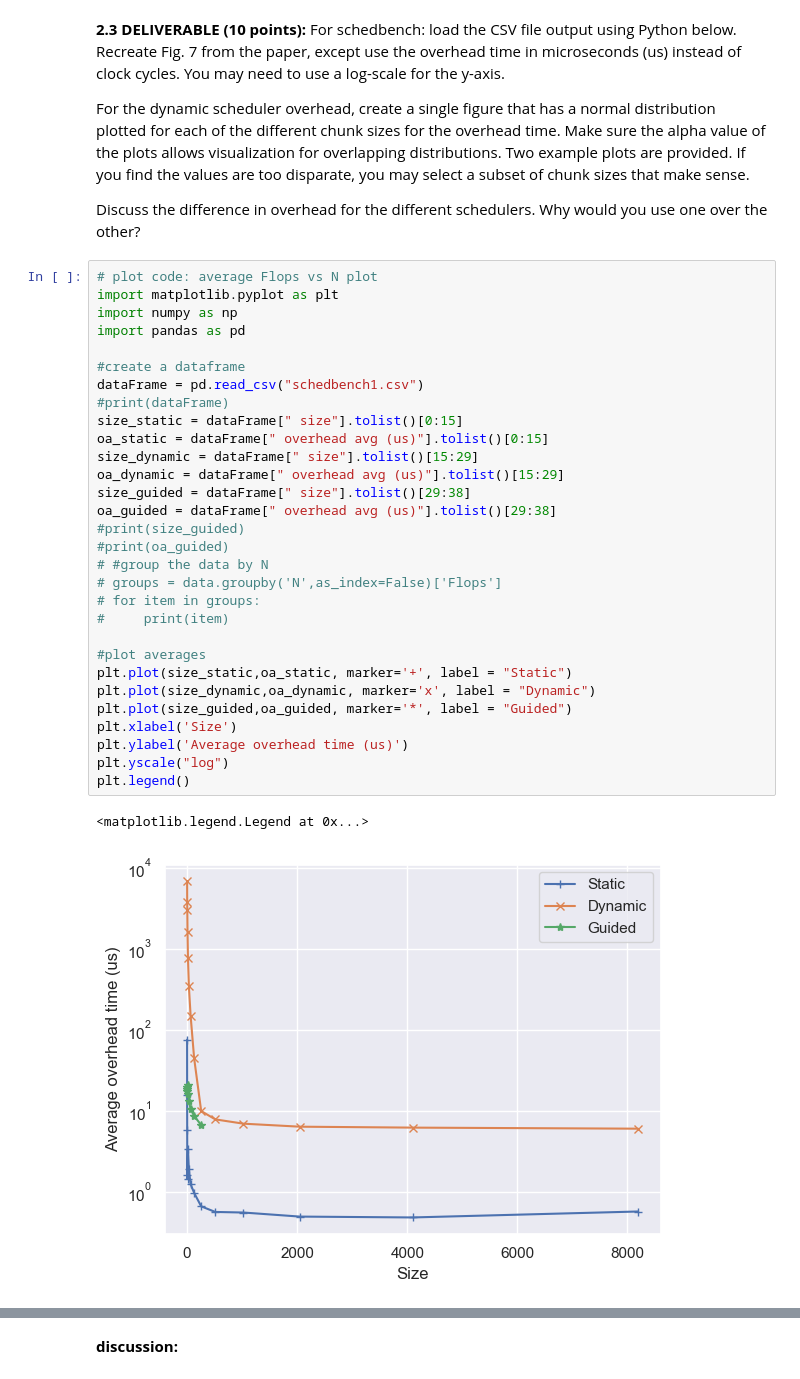
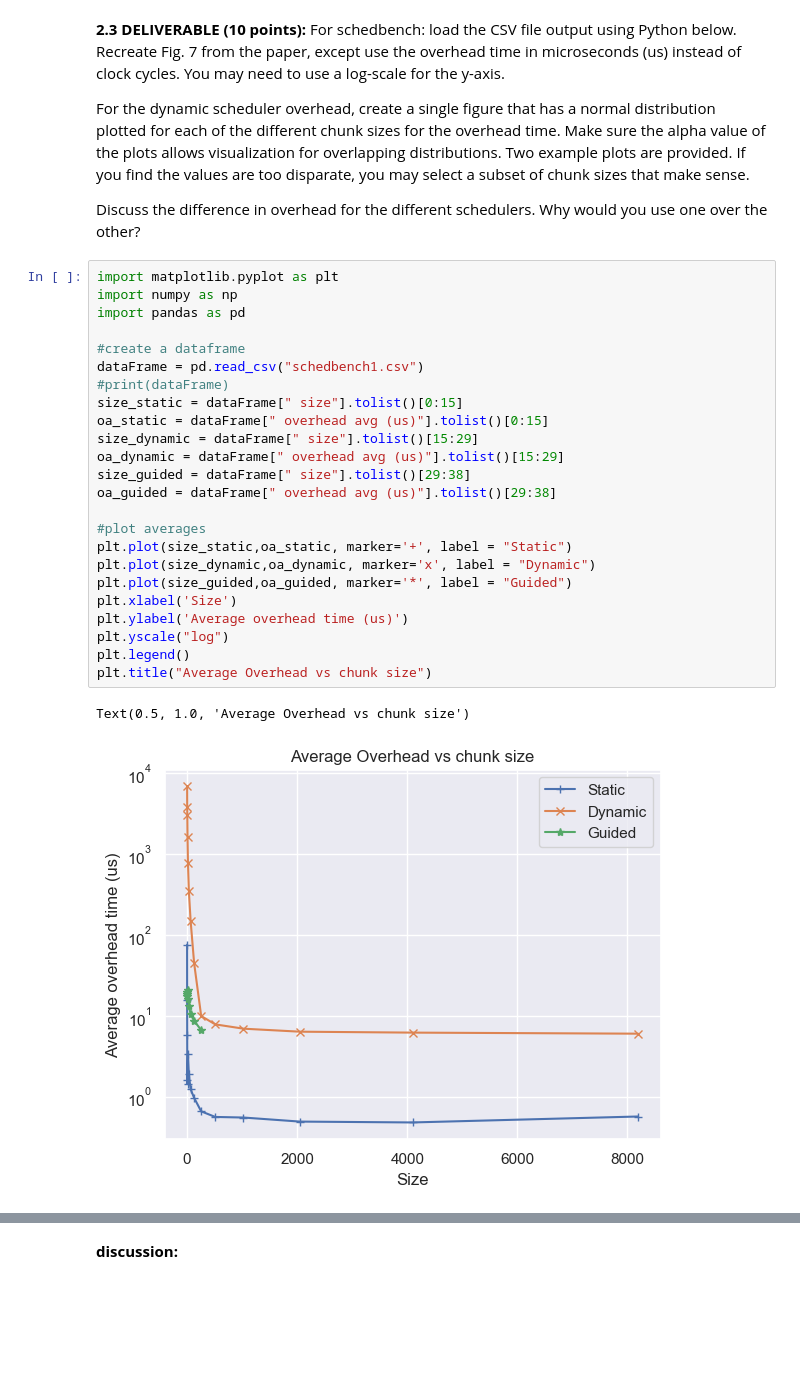
Before and after one commit to awwle6107/eecs569_assignment, a Jupyter notebook: hw2/hw02-submission-groupname.ipynb, the cells around one changed output, grey strips where cells are left out. Saved outputs shown, nothing was run; the diff lists cells and outputs as text; blank space fills up the shorter version.

```diff
--- a/hw2/hw02-submission-groupname.ipynb
+++ b/hw2/hw02-submission-groupname.ipynb
@@ -120,38 +104,32 @@ For the dynamic scheduler overhead, create a single figure that has a normal dis
 
 Discuss the difference in overhead for the different schedulers. Why would you use one over the other?
 # %%
-# plot code: average Flops vs N plot
 import matplotlib.pyplot as plt
 import numpy as np
 import pandas as pd
 
 #create a dataframe
 dataFrame = pd.read_csv("schedbench1.csv")
 #print(dataFrame)
 size_static = dataFrame[" size"].tolist()[0:15]
 oa_static = dataFrame[" overhead avg (us)"].tolist()[0:15]
 size_dynamic = dataFrame[" size"].tolist()[15:29]
 oa_dynamic = dataFrame[" overhead avg (us)"].tolist()[15:29]
 size_guided = dataFrame[" size"].tolist()[29:38]
 oa_guided = dataFrame[" overhead avg (us)"].tolist()[29:38]
-#print(size_guided)
-#print(oa_guided)
-# #group the data by N
-# groups = data.groupby('N',as_index=False)['Flops']
-# for item in groups:
-#     print(item)
 
 #plot averages
 plt.plot(size_static,oa_static, marker='+', label = "Static")
 plt.plot(size_dynamic,oa_dynamic, marker='x', label = "Dynamic")
 plt.plot(size_guided,oa_guided, marker='*', label = "Guided")
 plt.xlabel('Size')
 plt.ylabel('Average overhead time (us)')
 plt.yscale("log")
 plt.legend()
+plt.title("Average Overhead vs chunk size")
 # %% [output]
-<matplotlib.legend.Legend at 0x...>
+Text(0.5, 1.0, 'Average Overhead vs chunk size')
-[figure, old version]
+[figure, new version]
 # %%
 # create a normal distribution plot here for dynamic scheduler overhead. Choose at least 3 chunk sizes that make a nice plot.
 
```
Also changed, not shown: parts of 7 cells of this notebook.
